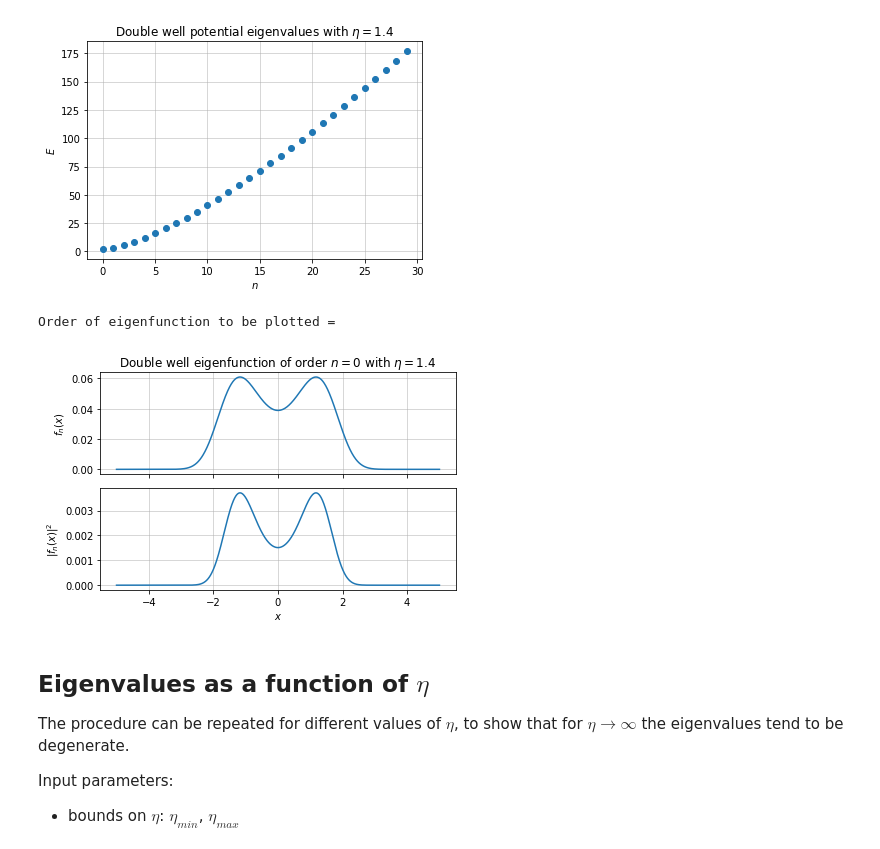
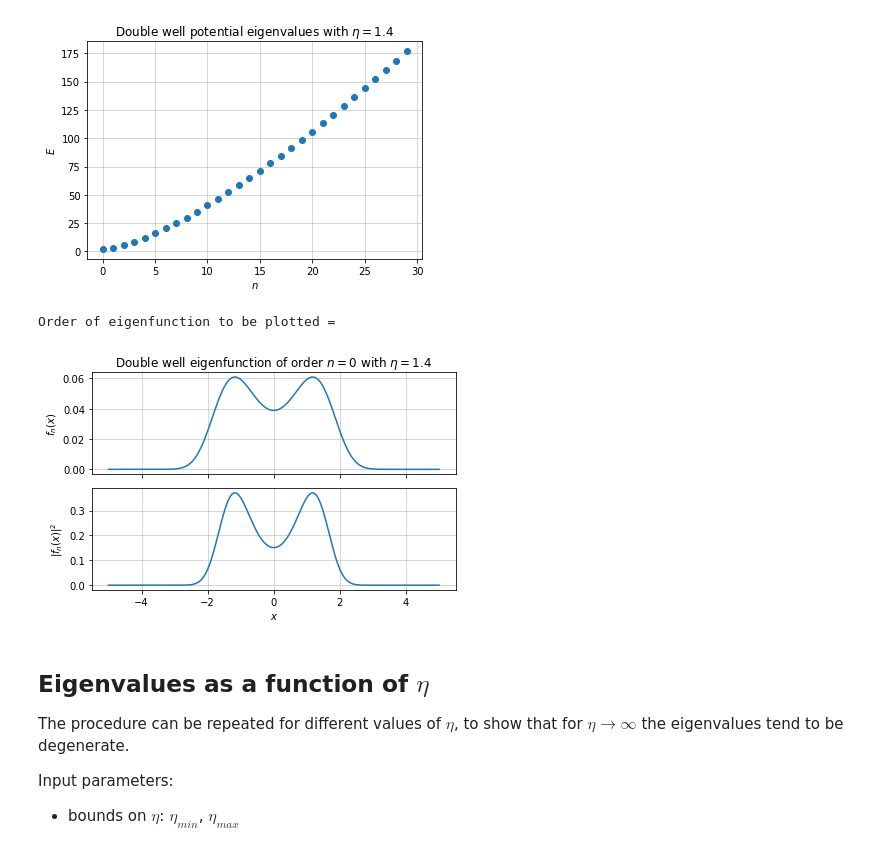
Before and after one commit to FabioOri/QuantumMonteCarlo, a Jupyter notebook: 1_diagonalization.ipynb, the cells around one changed output. Saved outputs shown, nothing was run; the diff lists cells and outputs as text; code cells hidden in the pictures.

```diff
--- a/1_diagonalization.ipynb
+++ b/1_diagonalization.ipynb
@@ -98,22 +98,22 @@ Number of eigenvalues to be plotted =
 # %%
 # Plotting the eigenfunctions
 Neigf = int(input("Order of eigenfunction to be plotted = ") or 0);     # order of eigenfunction to be plotted
 
 fig, (ax1, ax2) = plt.subplots(2, 1, sharex=True)
 
 ax1.plot(xvec, EigVecs[:,Neigf])
 ax1.set(title='Double well eigenfunction of order $n=$'+str(Neigf)+' with $\eta=$'+str(eta))
 ax1.set_ylabel('$f_n(x)$');
 ax1.grid(linewidth=0.5);
 
-ax2.plot(xvec, np.power(np.abs(EigVecs[:,Neigf]), 2))
+ax2.plot(xvec, np.power(np.abs(EigVecs[:,Neigf]), 2) / dx)
 ax2.set_ylabel('$|f_n(x)|^2$');
 ax2.set_xlabel('$x$');
 ax2.grid(linewidth=0.5);
 fig.tight_layout()
 # %% [output]
 Order of eigenfunction to be plotted =
-[figure, old version]
+[figure, new version]
 # %% [markdown]
 ## Eigenvalues as a function of $\eta$
 The procedure can be repeated for different values of $\eta$, to show that for $\eta\to\infty$ the eigenvalues tend to be degenerate.
```
Also changed, not shown: 2 other files.
